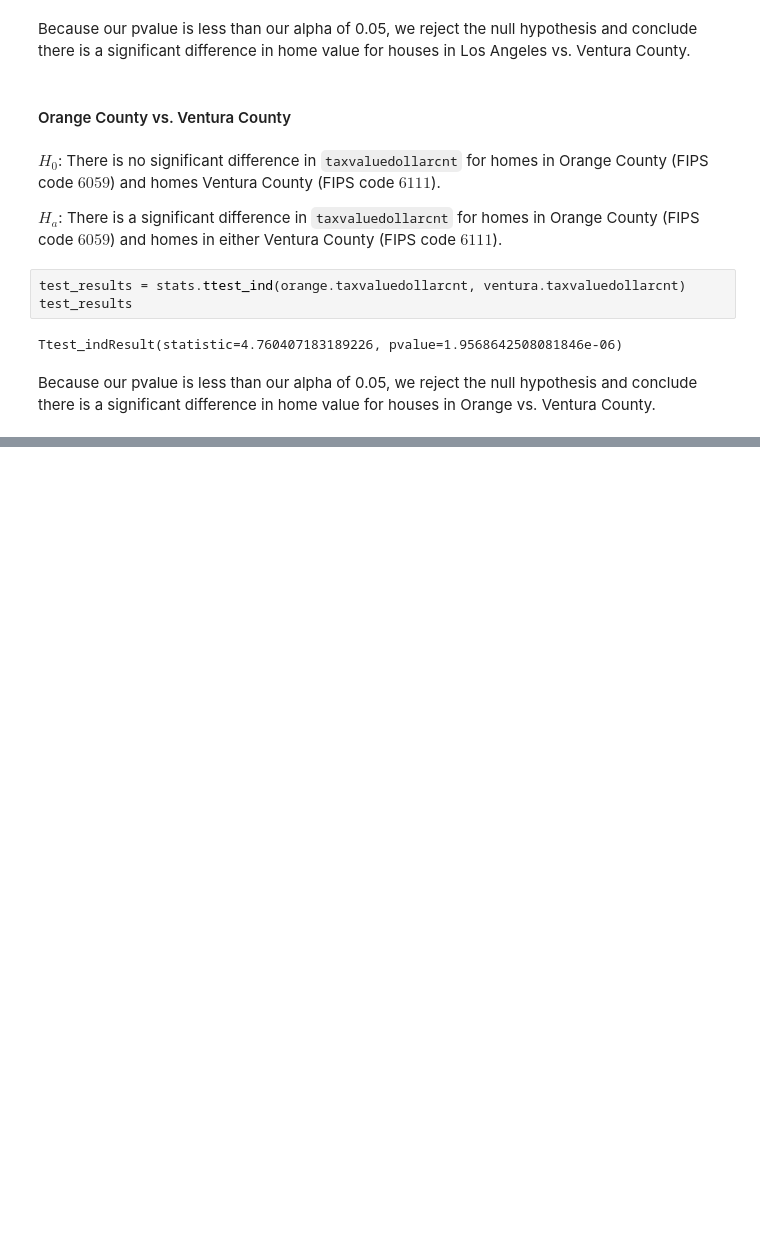
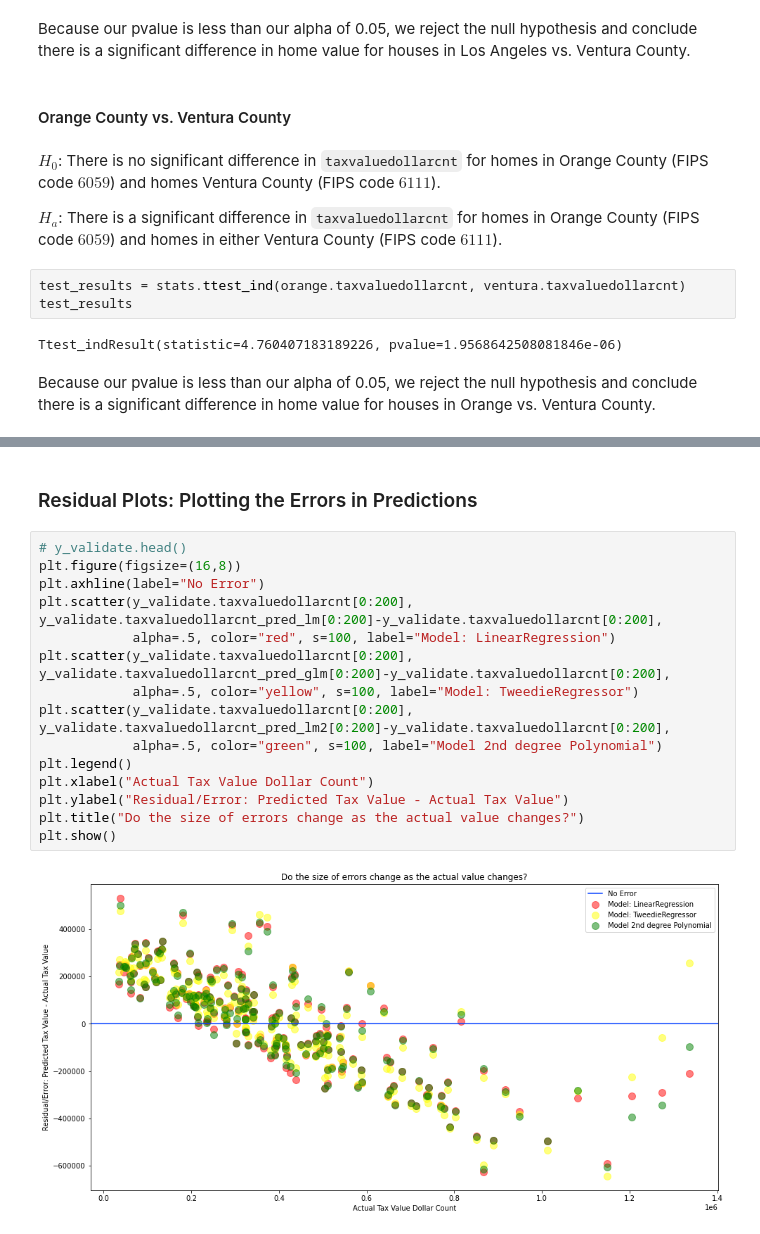
Before and after one commit to malachi-hale/Zillow-Project, a Jupyter notebook: Final Project.ipynb, the cells around one changed output, grey strips where cells are left out. Drawn from its saved outputs; the diff is of its cells as text; blank space fills up the shorter version.

```diff
--- a/Final Project.ipynb
+++ b/Final Project.ipynb
@@ -425,0 +723,19 @@ Index(['calculatedfinishedsquarefeet_scaled', 'bedroomcnt_scaled',
+# %% [markdown]
+### Residual Plots: Plotting the Errors in Predictions
+# %%
+# y_validate.head()
+plt.figure(figsize=(16,8))
+plt.axhline(label="No Error")
+plt.scatter(y_validate.taxvaluedollarcnt[0:200], y_validate.taxvaluedollarcnt_pred_lm[0:200]-y_validate.taxvaluedollarcnt[0:200],
+            alpha=.5, color="red", s=100, label="Model: LinearRegression")
+plt.scatter(y_validate.taxvaluedollarcnt[0:200], y_validate.taxvaluedollarcnt_pred_glm[0:200]-y_validate.taxvaluedollarcnt[0:200],
+            alpha=.5, color="yellow", s=100, label="Model: TweedieRegressor")
+plt.scatter(y_validate.taxvaluedollarcnt[0:200], y_validate.taxvaluedollarcnt_pred_lm2[0:200]-y_validate.taxvaluedollarcnt[0:200],
+            alpha=.5, color="green", s=100, label="Model 2nd degree Polynomial")
+plt.legend()
+plt.xlabel("Actual Tax Value Dollar Count")
+plt.ylabel("Residual/Error: Predicted Tax Value - Actual Tax Value")
+plt.title("Do the size of errors change as the actual value changes?")
+plt.show()
+# %% [output]
+[figure, added]
```
Also changed, not shown: parts of 139 cells of this notebook.
